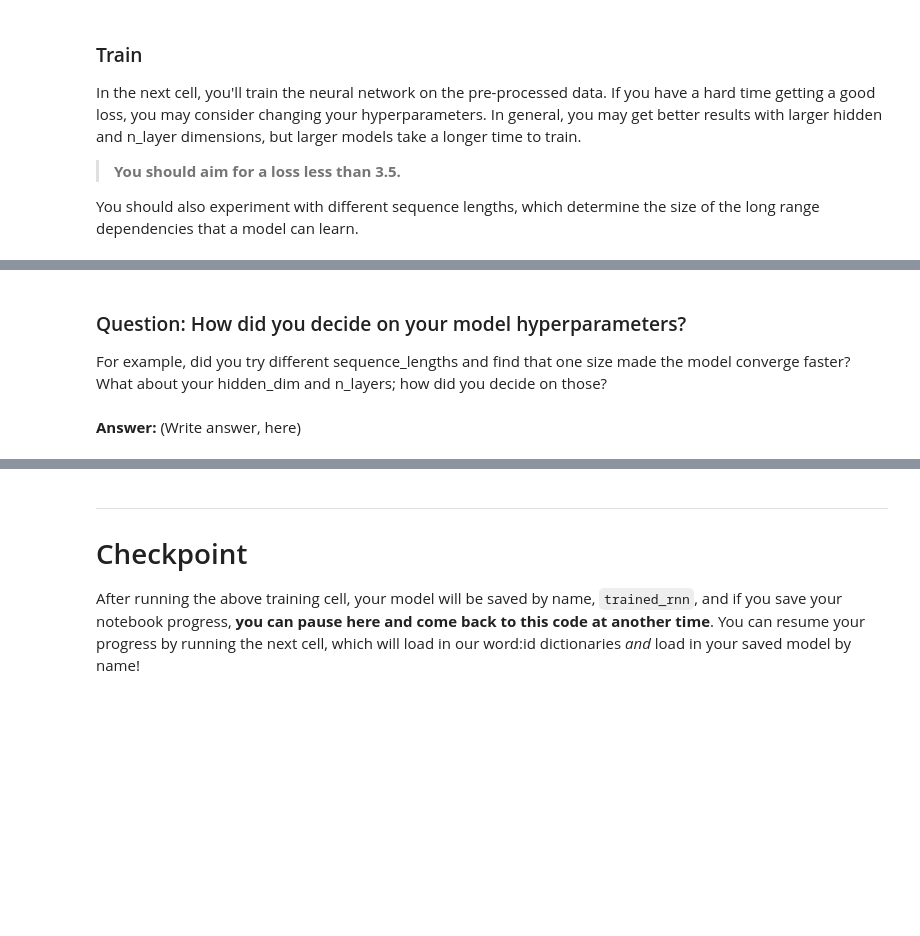
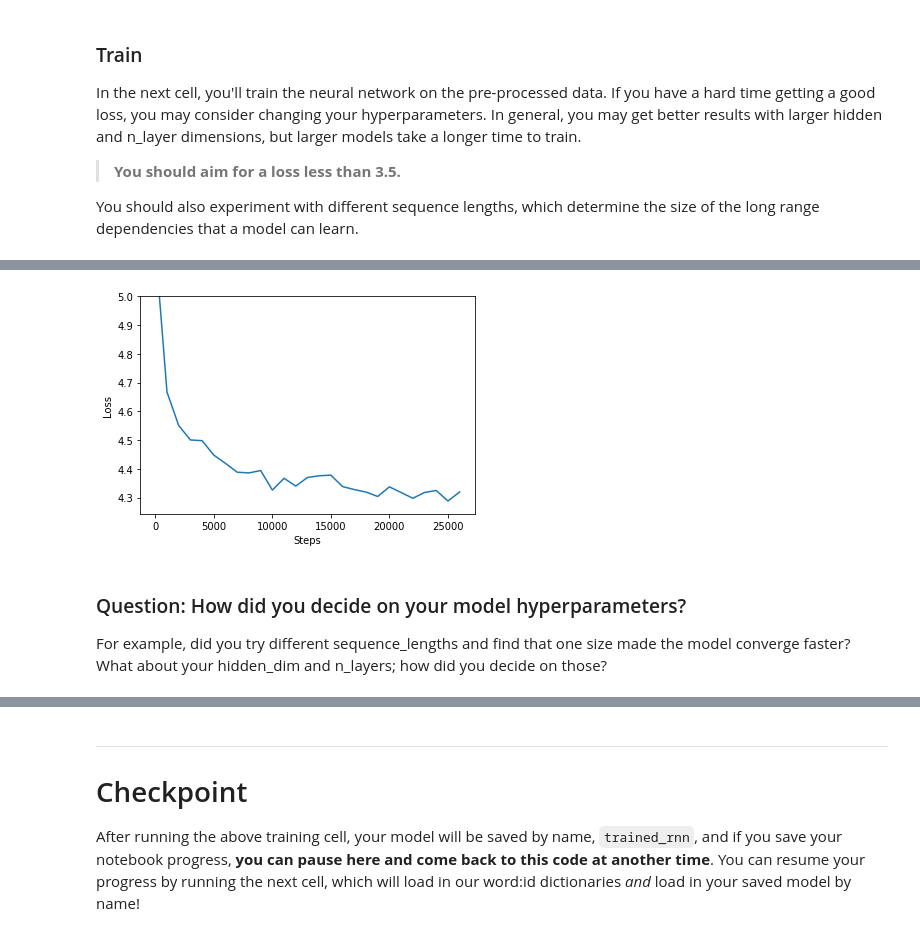
Before and after one commit to HaleTom/pytorch-udacity-intro, a Jupyter notebook: project-tv-script-generation/dlnd_tv_script_generation.ipynb, the cells around one changed output, grey strips where cells are left out. Cells and saved outputs as stored; diff of their text form; code cells hidden in the pictures; blank space fills up the shorter version.

```diff
--- a/project-tv-script-generation/dlnd_tv_script_generation.ipynb
+++ b/project-tv-script-generation/dlnd_tv_script_generation.ipynb
@@ -657,9 +661,9 @@ train_loader = batch_data(int_text, sequence_length, batch_size)
 # %%
 # Training parameters
 # Number of Epochs
-num_epochs = 1
+num_epochs = 10
 # Learning Rate
-learning_rate = 0.001
+learning_rate = 0.005
 
 # Model parameters
 # Vocab size
@@ -667,14 +671,14 @@ vocab_size = len(vocab_to_int)
 # Output size
 output_size = vocab_size
 # Embedding Dimension
-embedding_dim = 30
+embedding_dim = 50
 # Hidden Dimension
-hidden_dim = 15
+hidden_dim = 150
 # Number of RNN Layers
 n_layers = 1
 
 # Show stats for every n number of batches
-show_every_n_batches = 50
+show_every_n_batches = 1000
 # %% [markdown]
 ### Train
 In the next cell, you'll train the neural network on the pre-processed data.  If you have a hard time getting a good loss, you may consider changing your hyperparameters. In general, you may get better results with larger hidden and n_layer dimensions, but larger models take a longer time to train.
@@ -682,10 +686,10 @@ In the next cell, you'll train the neural network on the pre-processed data.  If
 
 You should also experiment with different sequence lengths, which determine the size of the long range dependencies that a model can learn.
 # %%
+torch.manual_seed(0)  # Make things reproducable
 """
 DON'T MODIFY ANYTHING IN THIS CELL
 """
-
 # create model and move to gpu if available
 rnn = RNN(vocab_size, output_size, embedding_dim, hidden_dim, n_layers, dropout=0.5)
 if train_on_gpu:
@@ -696,7 +700,7 @@ optimizer = torch.optim.Adam(rnn.parameters(), lr=learning_rate)
 criterion = nn.CrossEntropyLoss()
 
 # training the model
-trained_rnn, losses = train_rnn(rnn, batch_size, optimizer, criterion, num_epochs, show_every_n_batches)
+trained_rnn = train_rnn(rnn, batch_size, optimizer, criterion, num_epochs, show_every_n_batches)
 
 # saving the trained model
 helper.save_model('./save/trained_rnn', trained_rnn)
@@ -719,5 +710,15 @@ NameError: name 'losses' is not defined
+# %%
+import matplotlib.pyplot as plt
+
+steps_printed_at = [each * show_every_n_batches for each in range(len(losses))]
+plt.plot(steps_printed_at, losses)
+plt.ylabel("Loss")
+plt.ylim(ymax=5)
+plt.xlabel("Steps")
+# plt.legend()
+plt.show()
+# %% [output]
+[figure, added]
 # %% [markdown]
 ### Question: How did you decide on your model hyperparameters?
 For example, did you try different sequence_lengths and find that one size made the model converge faster? What about your hidden_dim and n_layers; how did you decide on those?
-# %% [markdown]
-**Answer:** (Write answer, here)
```
Also changed, not shown: parts of 8 cells of this notebook.
